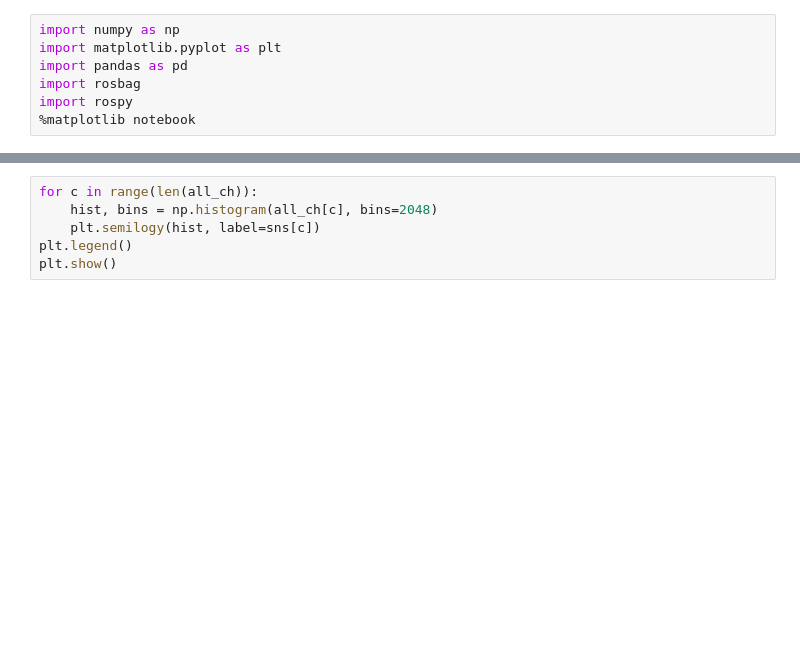
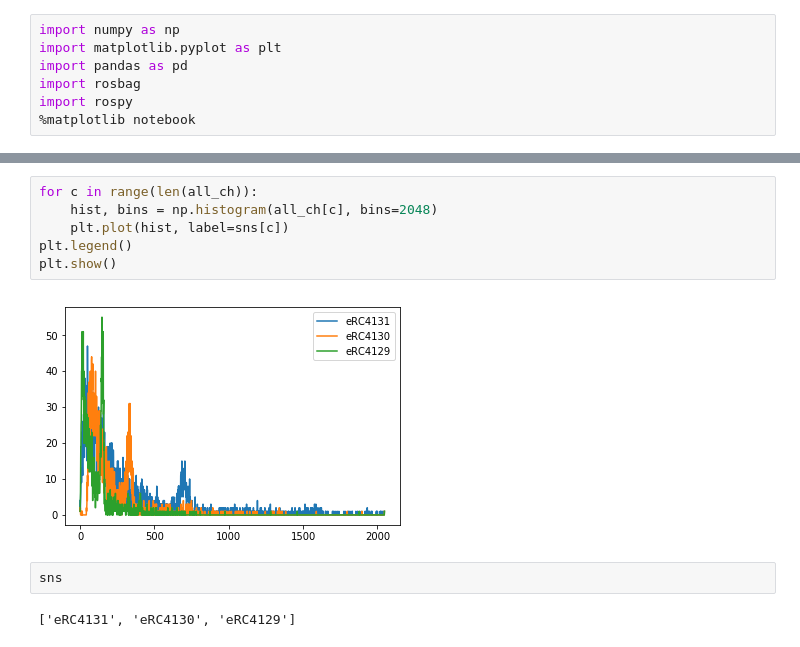
Before and after one commit to wjvanderlip/radbot_nuke, a Jupyter notebook: scripts/Analysis/analysis.ipynb, the cells around one changed output, grey strips where cells are left out. Cells and saved outputs as stored; diff of their text form; blank space fills up the shorter version.

```diff
--- a/scripts/Analysis/analysis.ipynb
+++ b/scripts/Analysis/analysis.ipynb
@@ -29,6 +66,12 @@ all_ch = [e29, e30, e31]
 # %%
 for c in range(len(all_ch)):
     hist, bins = np.histogram(all_ch[c], bins=2048)
-    plt.semilogy(hist, label=sns[c])
+    plt.plot(hist, label=sns[c])
 plt.legend()
 plt.show()
+# %% [output]
+[figure, added]
+# %%
+sns
+# %% [output]
+['eRC4131', 'eRC4130', 'eRC4129']
```
Also changed, not shown: parts of 9 cells of this notebook, 3 other files.
